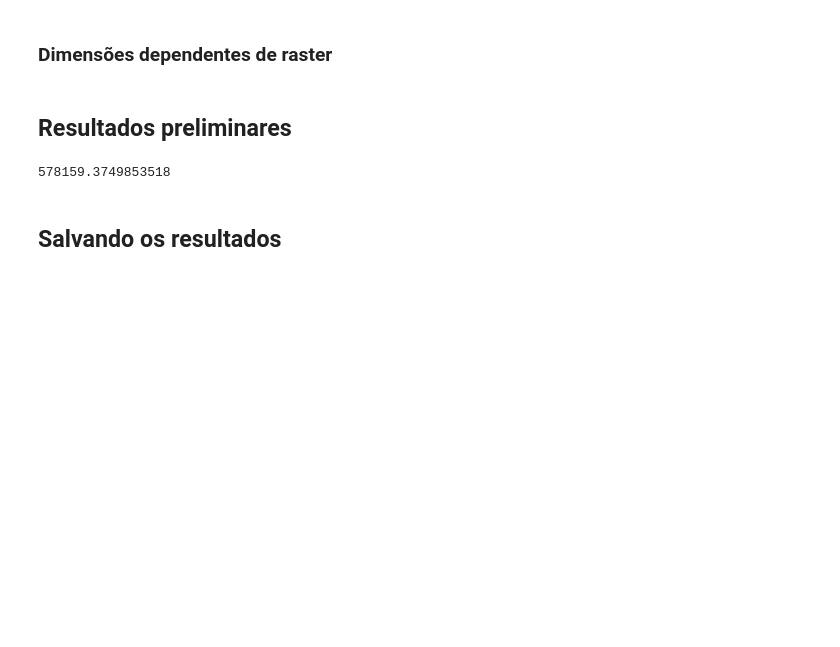
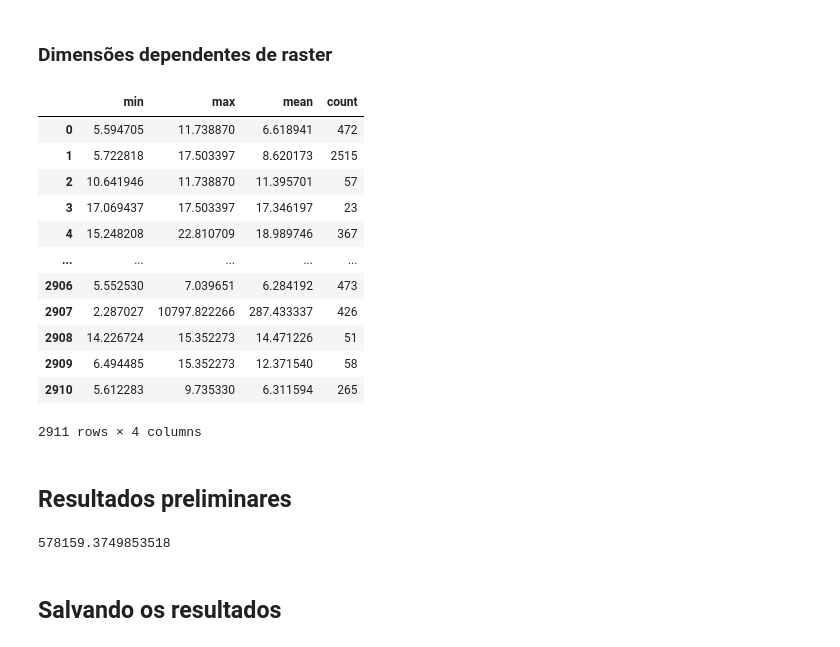
Before and after one commit to cem-usp/faveLiDAR, a Jupyter notebook: 01-hello-world-faveLiDAR.ipynb, the cells around one changed output. Drawn from its saved outputs; the diff is of its cells as text; code cells hidden in the pictures; blank space fills up the shorter version.

```diff
--- a/01-hello-world-faveLiDAR.ipynb
+++ b/01-hello-world-faveLiDAR.ipynb
@@ -284,3 +319,25 @@ gdf_agg.loc[:, "area_de_projecao"] = gdf_agg.loc[:, "count"] * resolution * reso
+# %%
+raster = "sample-results/sao-paulo/BHM-3315-361.tiff"
+# %%
+valid_geometry = gdf_agg.geometry.apply(lambda x: x.__class__.__name__).isin(['MultiPolygon', 'Polygon'])
+# %%
+zonal_result = zonal_stats(gdf_agg.loc[valid_geometry].reset_index(), raster, all_touched=True)
+# %%
+pd.DataFrame(zonal_result)
+# %% [output]
+|  | min | max | mean | count |
+| 0 | 5.594705 | 11.738870 | 6.618941 | 472 |
+| 1 | 5.722818 | 17.503397 | 8.620173 | 2515 |
+| 2 | 10.641946 | 11.738870 | 11.395701 | 57 |
+| 3 | 17.069437 | 17.503397 | 17.346197 | 23 |
+| 4 | 15.248208 | 22.810709 | 18.989746 | 367 |
+| ... | ... | ... | ... | ... |
+| 2906 | 5.552530 | 7.039651 | 6.284192 | 473 |
+| 2907 | 2.287027 | 10797.822266 | 287.433337 | 426 |
+| 2908 | 14.226724 | 15.352273 | 14.471226 | 51 |
+| 2909 | 6.494485 | 15.352273 | 12.371540 | 58 |
+| 2910 | 5.612283 | 9.735330 | 6.311594 | 265 |
+2911 rows × 4 columns
 # %% [markdown]
 ## Resultados preliminares
 # %%
```
Also changed, not shown: parts of 6 cells of this notebook, 7 other files.
